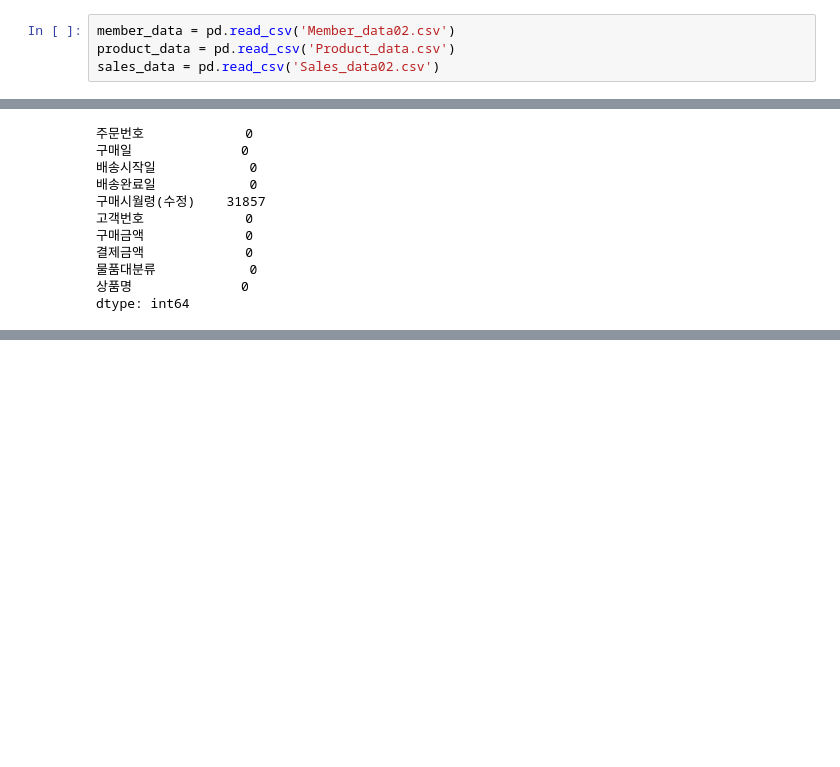
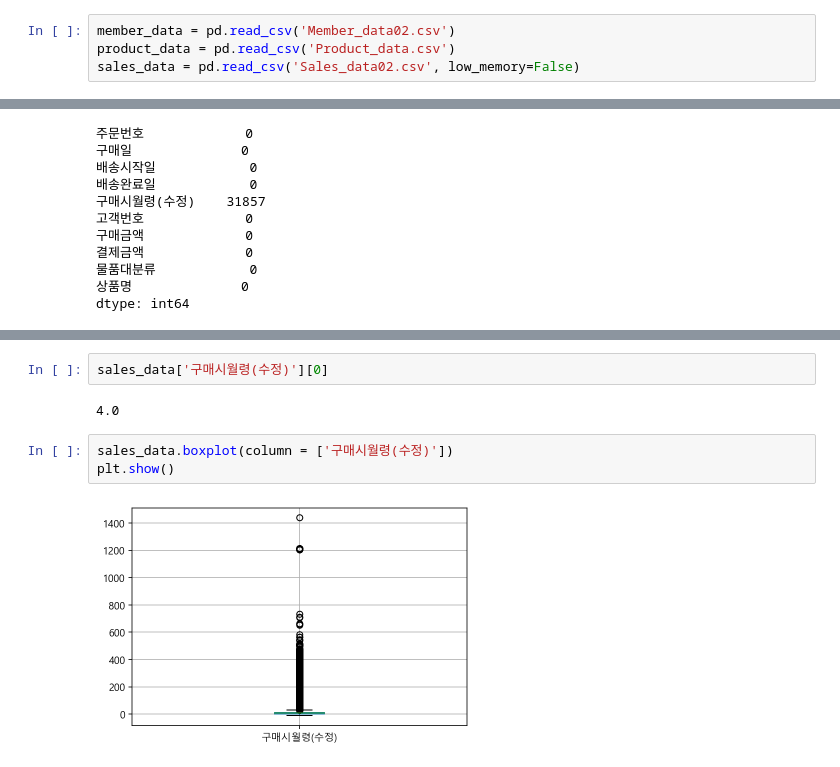
Before and after one commit to ManuSong/DataProject-5, a Jupyter notebook: 유아용품CRM.ipynb, the cells around one changed output, grey strips where cells are left out. Drawn from its saved outputs; the diff is of its cells as text; blank space fills up the shorter version.

```diff
--- a/유아용품CRM.ipynb
+++ b/유아용품CRM.ipynb
@@ -16,5 +16,5 @@ plt.rc('axes', unicode_minus=False) # 마이너스 폰트 설정
 # %%
 member_data = pd.read_csv('Member_data02.csv')
 product_data = pd.read_csv('Product_data.csv')
-sales_data = pd.read_csv('Sales_data02.csv')
+sales_data = pd.read_csv('Sales_data02.csv', low_memory=False)
 # %%
@@ -80,0 +146,9 @@ dtype: int64
+# %%
+sales_data['구매시월령(수정)'][0]
+# %% [output]
+4.0
+# %%
+sales_data.boxplot(column = ['구매시월령(수정)'])
+plt.show()
+# %% [output]
+[figure, added]
```
Also changed, not shown: parts of 39 cells of this notebook, 1 other file.
